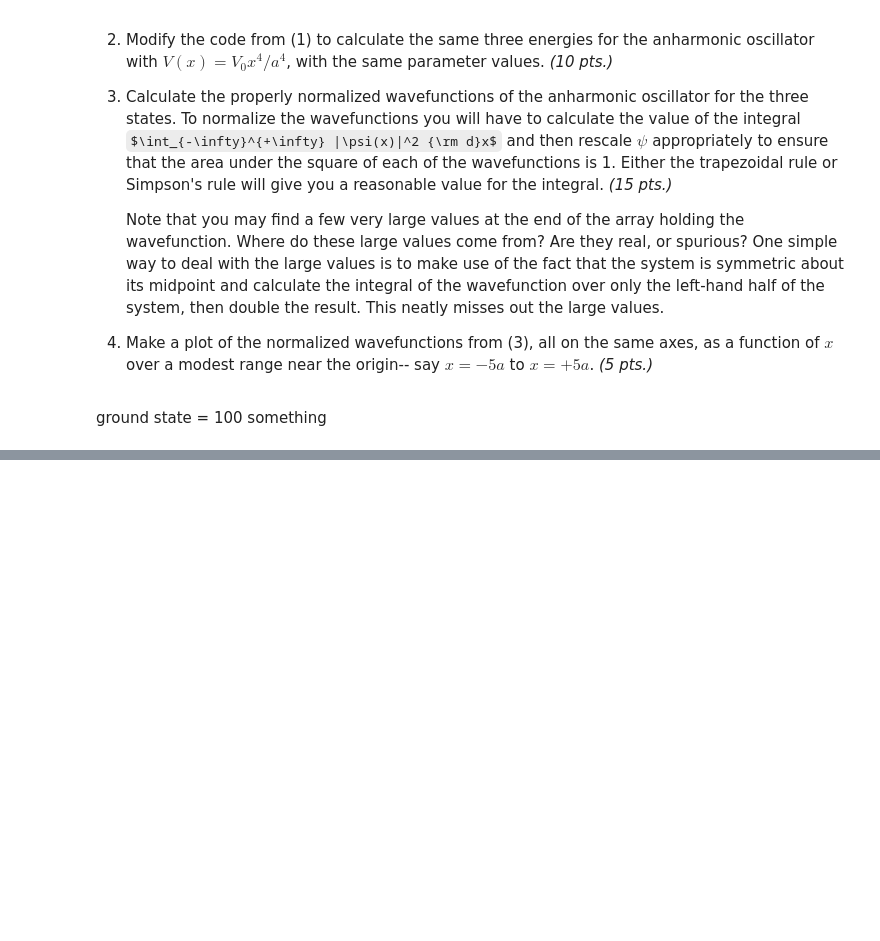
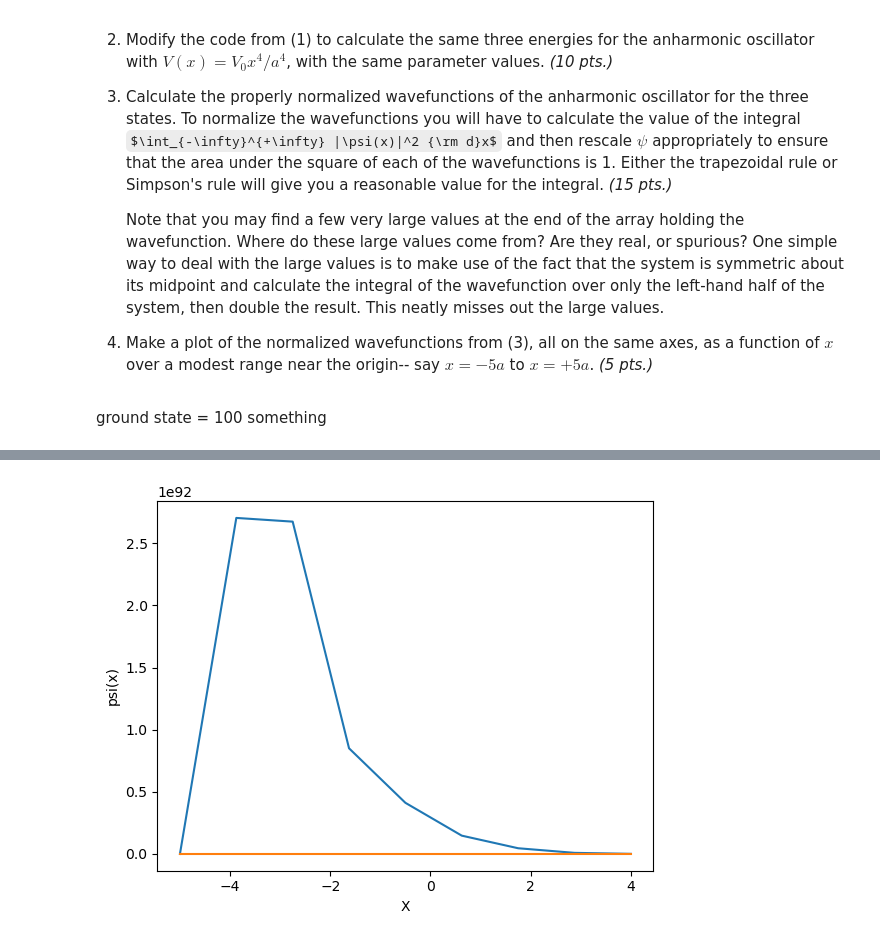
Before and after one commit to Chromeatopia/AP155_CAGAS, a Jupyter notebook: Module 4/CAGAS_lab_assignment_module4.ipynb, the cells around one changed output, grey strips where cells are left out. Saved outputs shown, nothing was run; the diff lists cells and outputs as text; code cells hidden in the pictures; some formulas as TeX source; blank space fills up the shorter version.

```diff
--- a/Module 4/CAGAS_lab_assignment_module4.ipynb
+++ b/Module 4/CAGAS_lab_assignment_module4.ipynb
@@ -252,0 +406,14 @@ ValueError: x and y must have same first dimension, but have shapes (1001,) and
+# %%
+import matplotlib.pyplot as plt
+import numpy as np
+
+xpoints = np.linspace(-5,4,9)
+plt.plot(xpoints, psi_vals_1)
+#plt.plot(xpoints, psi_vals_2)
+plt.plot(xpoints, psi_vals_3)
+plt.xlabel("X")
+plt.ylabel("psi(x)")
+
+plt.show()
+# %% [output]
+[figure, added]
```
Also changed, not shown: parts of 2 cells of this notebook, 1 other file.
